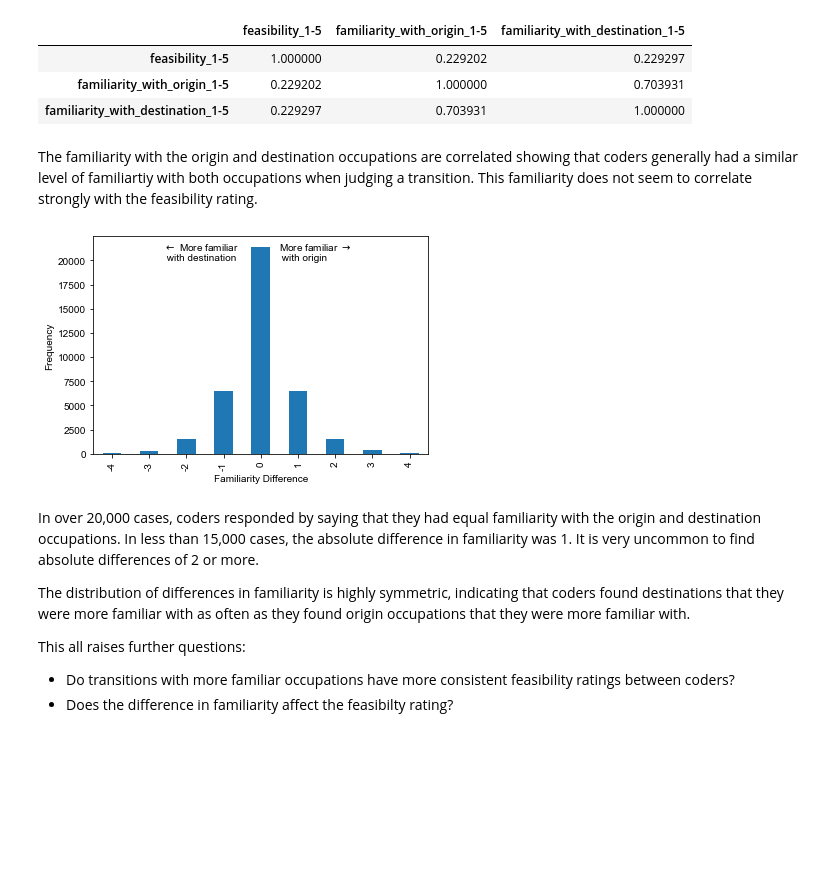
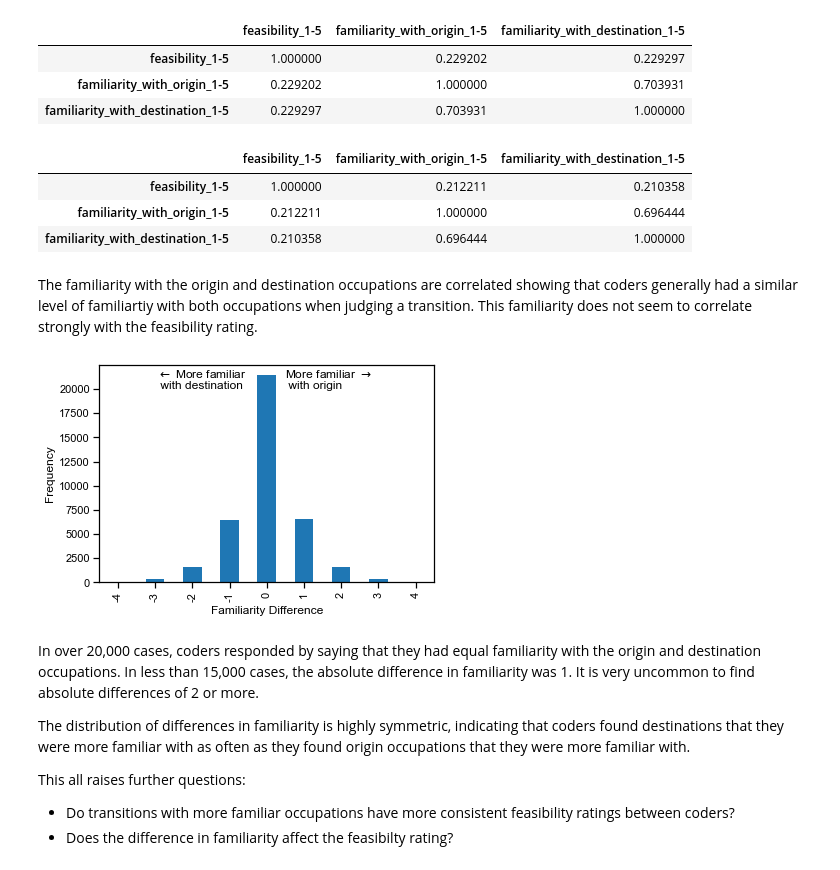
Before and after one commit to nestauk/mapping-career-causeways, a Jupyter notebook: codebase/notebooks/07_validation/Validation_02_EDA_of_validation_batch_1.ipynb, the cells around one changed output. Drawn from its saved outputs; the diff is of its cells as text; code cells hidden in the pictures; blank space fills up the shorter version.

```diff
--- a/codebase/notebooks/07_validation/Validation_02_EDA_of_validation_batch_1.ipynb
+++ b/codebase/notebooks/07_validation/Validation_02_EDA_of_validation_batch_1.ipynb
@@ -90,24 +92,36 @@ feasibility_familiarity
 | feasibility_1-5 | 1.000000 | 0.229202 | 0.229297 |
 | familiarity_with_origin_1-5 | 0.229202 | 1.000000 | 0.703931 |
 | familiarity_with_destination_1-5 | 0.229297 | 0.703931 | 1.000000 |
+# %%
+feasibility_familiarity = batch_results[
+    ['feasibility_1-5', 'familiarity_with_origin_1-5', 'familiarity_with_destination_1-5']].corr(method='spearman')
+
+feasibility_familiarity
+# %% [output]
+|  | feasibility_1-5 | familiarity_with_origin_1-5 | familiarity_with_destination_1-5 |
+| feasibility_1-5 | 1.000000 | 0.212211 | 0.210358 |
+| familiarity_with_origin_1-5 | 0.212211 | 1.000000 | 0.696444 |
+| familiarity_with_destination_1-5 | 0.210358 | 0.696444 | 1.000000 |
 # %% [markdown]
 The familiarity with the origin and destination occupations are correlated showing that coders generally had a similar level of familiartiy with both occupations when judging a transition. This familiarity does not seem to correlate strongly with the feasibility rating.
 # %%
 batch_results['familiarity_diff'] = (batch_results['familiarity_with_origin_1-5']
                                      - batch_results['familiarity_with_destination_1-5'])
+batch_results['familiarity_total'] = (batch_results['familiarity_with_origin_1-5']
+                                     + batch_results['familiarity_with_destination_1-5'])
 # %%
 fig, ax = plt.subplots()
 
 (batch_results['familiarity_diff']
  .value_counts().sort_index()
  .plot.bar(ax=ax))
 
-ax.text(1.4, 20000, '$\leftarrow$ More familiar \n with destination')
+ax.text(1.05, 20000, '$\leftarrow$ More familiar \n with destination')
 ax.text(4.5, 20000, 'More familiar ' + r'$\rightarrow$'+ '\n with origin')
 ax.set_xlabel('Familiarity Difference')
 ax.set_ylabel('Frequency');
 # %% [output]
-[figure, old version]
+[figure, new version]
 # %% [markdown]
 In over 20,000 cases, coders responded by saying that they had equal familiarity with the origin and destination occupations. In less than 15,000 cases, the absolute difference in familiarity was 1. It is very uncommon to find absolute differences of 2 or more.
 
```
Also changed, not shown: parts of 72 cells of this notebook, 3 other files.
